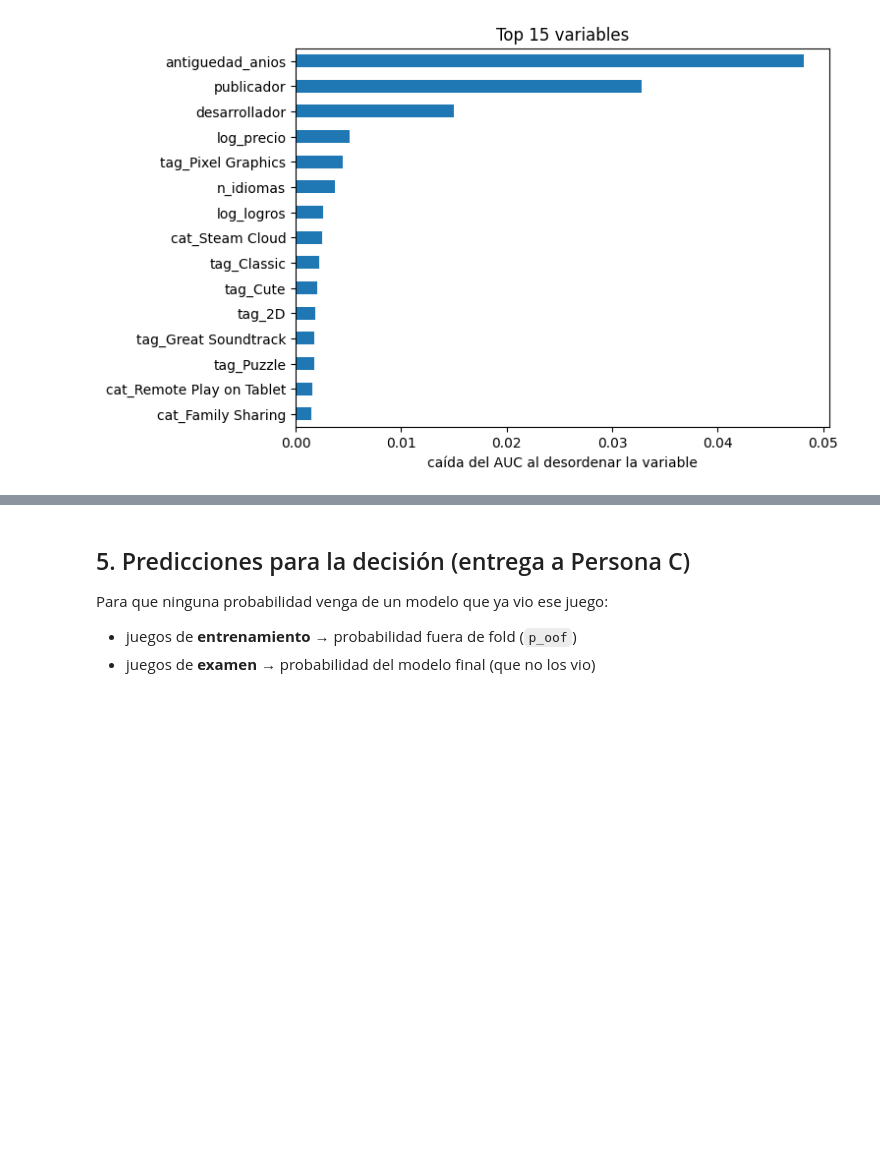
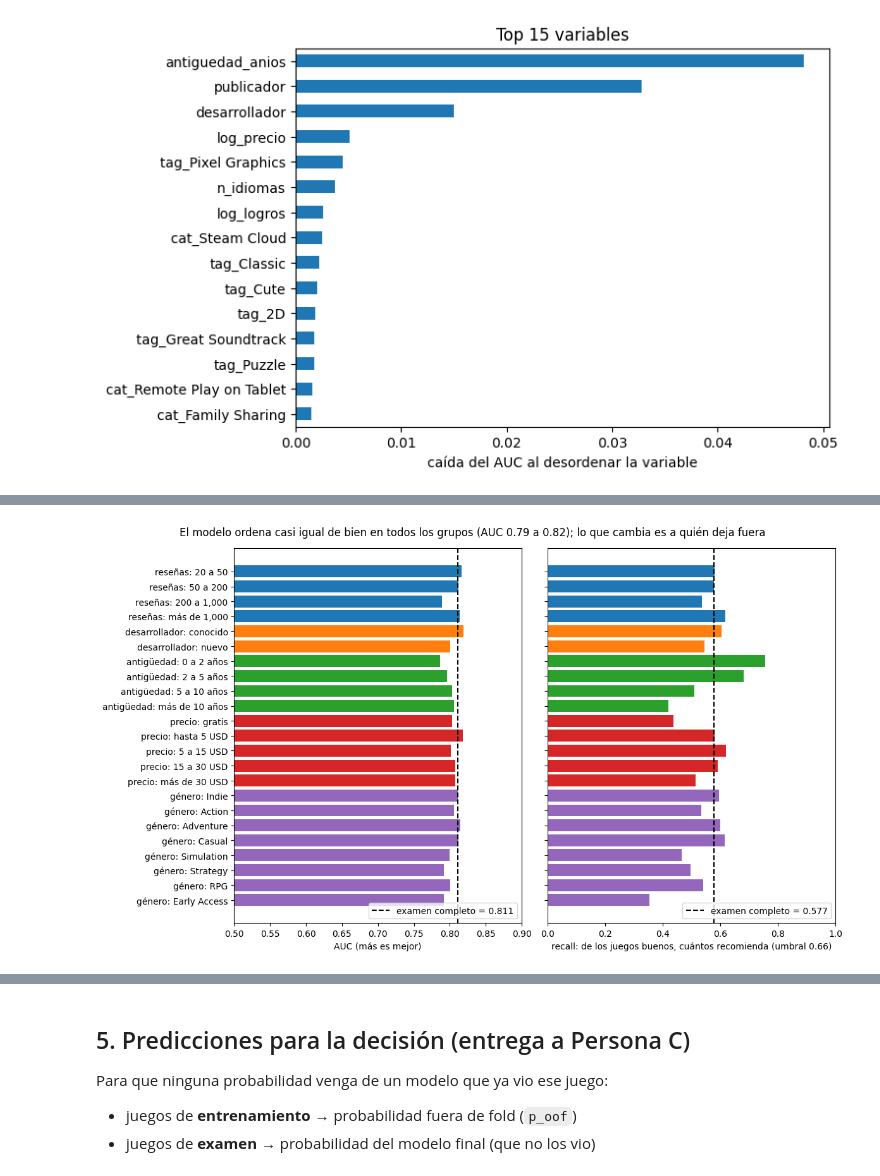
Before and after one commit to Nachopacca24/Data_science_final, a Jupyter notebook: notebooks/02_clasificacion.ipynb, the cells around one changed output, grey strips where cells are left out. Drawn from its saved outputs; the diff is of its cells as text; code cells hidden in the pictures; blank space fills up the shorter version.

Commit message:
Dónde falla el modelo (notebook 02), bitácora de IA, plan de despliegue y dataset limpio

```diff
--- a/notebooks/02_clasificacion.ipynb
+++ b/notebooks/02_clasificacion.ipynb
@@ -214,0 +277,20 @@ dtype: float64
+# %%
+graf = por_grupo.drop(index="todos", level="variable").reset_index()
+graf["etiqueta"] = graf["variable"] + ": " + graf["grupo"].astype(str)
+colores = dict(zip(graf["variable"].unique(), plt.cm.tab10.colors))
+auc_total = por_grupo.loc[("todos", "examen completo"), "AUC"]
+recall_total = por_grupo.loc[("todos", "examen completo"), "recall"]
+
+fig, axes = plt.subplots(1, 2, figsize=(12, 7), sharey=True)
+for ax, col, total in [(axes[0], "AUC", auc_total), (axes[1], "recall", recall_total)]:
+    ax.barh(graf["etiqueta"], graf[col], color=[colores[v] for v in graf["variable"]])
+    ax.axvline(total, color="k", ls="--", label=f"examen completo = {total:.3f}")
+    ax.legend(loc="lower right")
+axes[0].set(xlabel="AUC (más es mejor)", xlim=(0.5, 0.9))
+axes[1].set(xlabel="recall: de los juegos buenos, cuántos recomienda (umbral 0.66)", xlim=(0, 1))
+axes[0].invert_yaxis()
+fig.suptitle('El modelo ordena casi igual de bien en todos los grupos (AUC 0.79 a 0.82); lo que cambia es a quién deja fuera')
+fig.tight_layout()
+fig.savefig(C.FIGURAS / "02_donde_falla.png", dpi=120, bbox_inches="tight")
+# %% [output]
+[figure, added]
```
Also changed, not shown: parts of 5 cells of this notebook, 5 other files.
